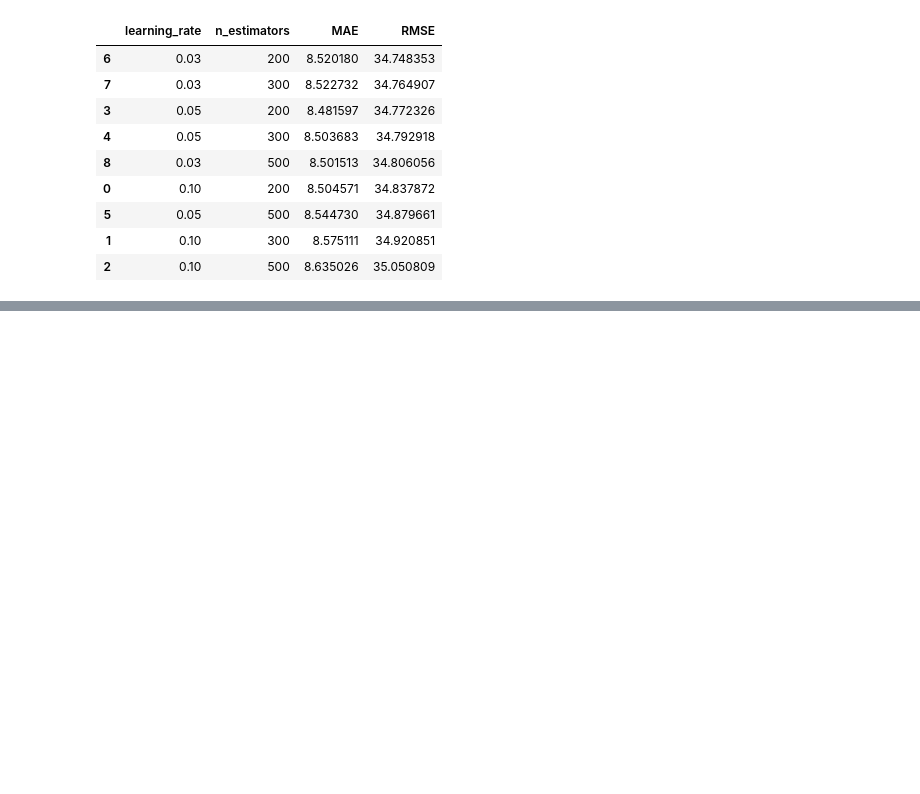
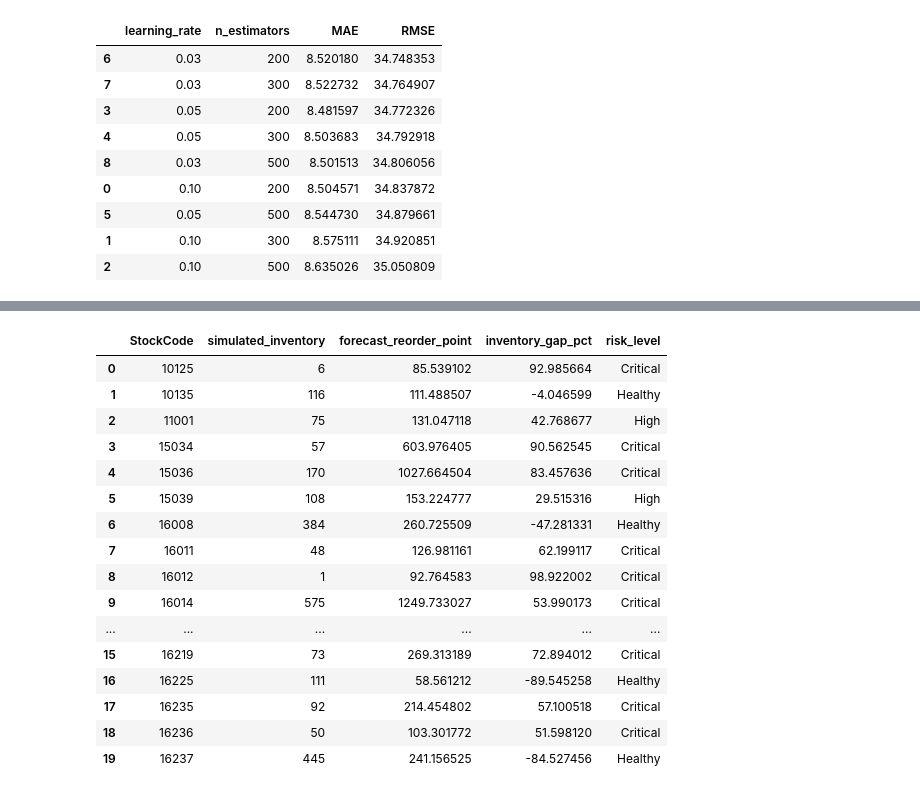
Before and after one commit to rajdeep-senapati/stocksense, a Jupyter notebook: notebooks/02_demand_forecasting.ipynb, the cells around one changed output, grey strips where cells are left out. Cells and saved outputs as stored; diff of their text form; code cells hidden in the pictures; blank space fills up the shorter version.

```diff
--- a/notebooks/02_demand_forecasting.ipynb
+++ b/notebooks/02_demand_forecasting.ipynb
@@ -618,0 +1054,13 @@ results_df.sort_values("RMSE")
+# %%
+recent_demand = (
+    demand_model_data.sort_values(["StockCode", "Date"])
+    .groupby("StockCode")
+    .tail(14)
+    .groupby("StockCode")["Demand"]
+    .sum()
+    .reset_index(name="simulated_inventory")
+)
+
+sku_inventory = sku_inventory.merge(recent_demand, on="StockCode", how="left")
+
+sku_inventory.head()
@@ -618,0 +1074,8 @@ results_df.sort_values("RMSE")
+# %%
+sku_inventory["reorder_needed"] = (
+    sku_inventory["simulated_inventory"] < sku_inventory["forecast_reorder_point"]
+)
+
+sku_inventory[
+    ["StockCode", "simulated_inventory", "forecast_reorder_point", "reorder_needed"]
+].head(10)
@@ -618,0 +1094,42 @@ results_df.sort_values("RMSE")
+# %%
+sku_inventory["inventory_gap"] = (
+    sku_inventory["forecast_reorder_point"] - sku_inventory["simulated_inventory"]
+)
+
+sku_inventory["inventory_gap_pct"] = (
+    sku_inventory["inventory_gap"] / sku_inventory["forecast_reorder_point"]
+) * 100
+# %%
+sku_inventory["risk_level"] = pd.cut(
+    sku_inventory["inventory_gap_pct"],
+    bins=[-np.inf, 0, 25, 50, np.inf],
+    labels=["Healthy", "Watch", "High", "Critical"],
+)
+# %%
+sku_inventory[
+    [
+        "StockCode",
+        "simulated_inventory",
+        "forecast_reorder_point",
+        "inventory_gap_pct",
+        "risk_level",
+    ]
+].head(20)
+# %% [output]
+|  | StockCode | simulated_inventory | forecast_reorder_point | inventory_gap_pct | risk_level |
+| 0 | 10125 | 6 | 85.539102 | 92.985664 | Critical |
+| 1 | 10135 | 116 | 111.488507 | -4.046599 | Healthy |
+| 2 | 11001 | 75 | 131.047118 | 42.768677 | High |
+| 3 | 15034 | 57 | 603.976405 | 90.562545 | Critical |
+| 4 | 15036 | 170 | 1027.664504 | 83.457636 | Critical |
+| 5 | 15039 | 108 | 153.224777 | 29.515316 | High |
+| 6 | 16008 | 384 | 260.725509 | -47.281331 | Healthy |
+| 7 | 16011 | 48 | 126.981161 | 62.199117 | Critical |
+| 8 | 16012 | 1 | 92.764583 | 98.922002 | Critical |
+| 9 | 16014 | 575 | 1249.733027 | 53.990173 | Critical |
+| ... | ... | ... | ... | ... | ... |
+| 15 | 16219 | 73 | 269.313189 | 72.894012 | Critical |
+| 16 | 16225 | 111 | 58.561212 | -89.545258 | Healthy |
+| 17 | 16235 | 92 | 214.454802 | 57.100518 | Critical |
+| 18 | 16236 | 50 | 103.301772 | 51.598120 | Critical |
+| 19 | 16237 | 445 | 241.156525 | -84.527456 | Healthy |
```
Also changed, not shown: parts of 41 cells of this notebook, 3 other files.
